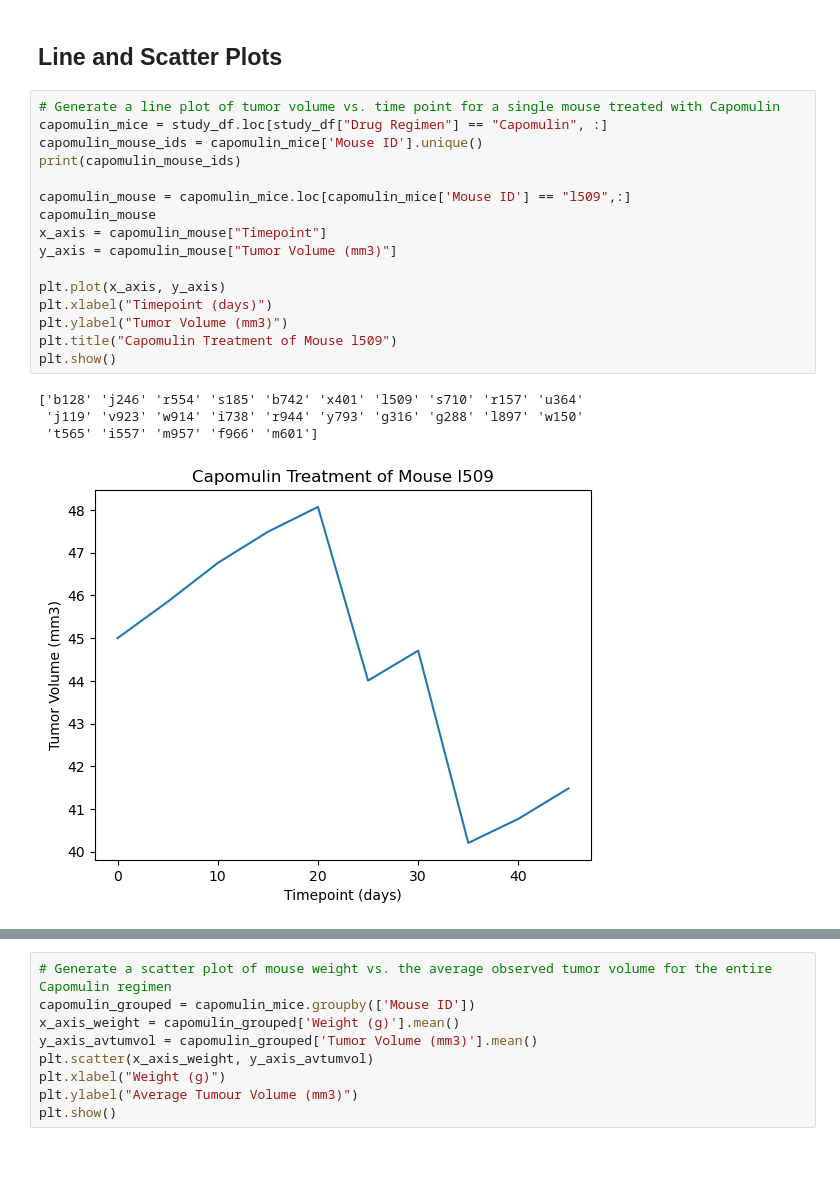
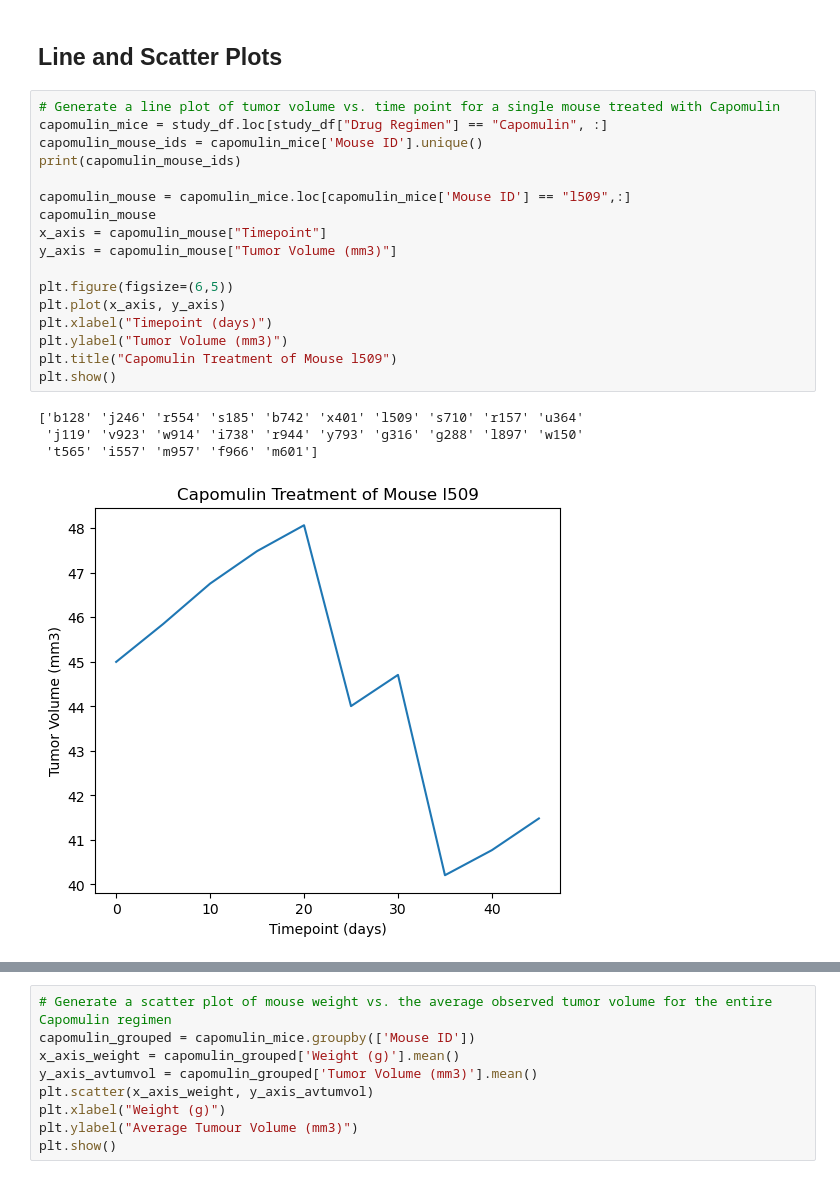
Before and after one commit to stephanielabelle/matplotlib-challenge, a Jupyter notebook: Pymaceuticals/pymaceuticals_starter.ipynb, the cells around one changed output, grey strips where cells are left out. Drawn from its saved outputs; the diff is of its cells as text.

```diff
--- a/Pymaceuticals/pymaceuticals_starter.ipynb
+++ b/Pymaceuticals/pymaceuticals_starter.ipynb
@@ -285,21 +289,22 @@ plt.show()
 # %%
 # Generate a line plot of tumor volume vs. time point for a single mouse treated with Capomulin
 capomulin_mice = study_df.loc[study_df["Drug Regimen"] == "Capomulin", :]
 capomulin_mouse_ids = capomulin_mice['Mouse ID'].unique()
 print(capomulin_mouse_ids)
 
 capomulin_mouse = capomulin_mice.loc[capomulin_mice['Mouse ID'] == "l509",:]
 capomulin_mouse
 x_axis = capomulin_mouse["Timepoint"]
 y_axis = capomulin_mouse["Tumor Volume (mm3)"]
 
+plt.figure(figsize=(6,5))
 plt.plot(x_axis, y_axis)
 plt.xlabel("Timepoint (days)")
 plt.ylabel("Tumor Volume (mm3)")
 plt.title("Capomulin Treatment of Mouse l509")
 plt.show()
 # %% [output]
 ['b128' 'j246' 'r554' 's185' 'b742' 'x401' 'l509' 's710' 'r157' 'u364'
  'j119' 'v923' 'w914' 'i738' 'r944' 'y793' 'g316' 'g288' 'l897' 'w150'
  't565' 'i557' 'm957' 'f966' 'm601']
-[figure, old version]
+[figure, new version]
```
Also changed, not shown: parts of 4 cells of this notebook.
